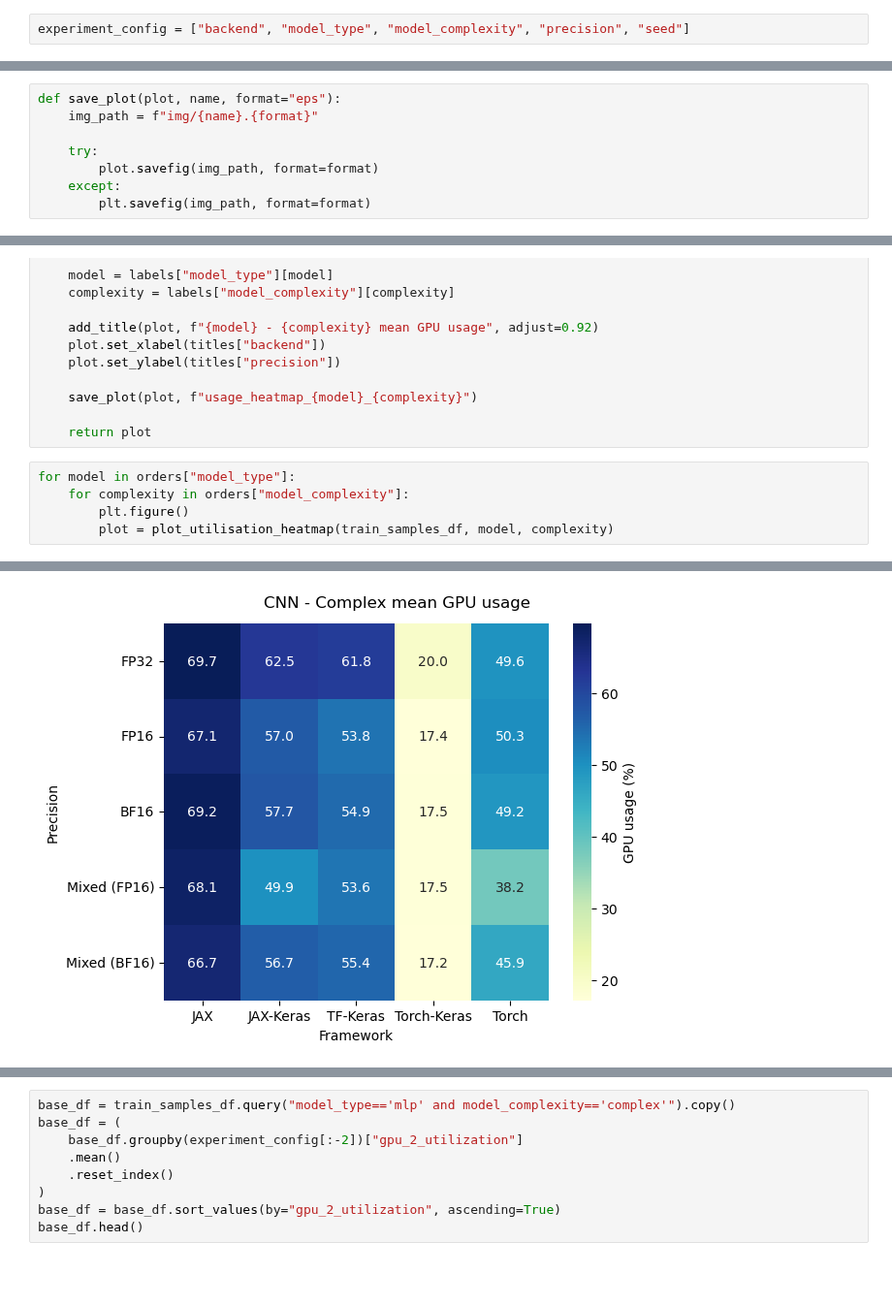
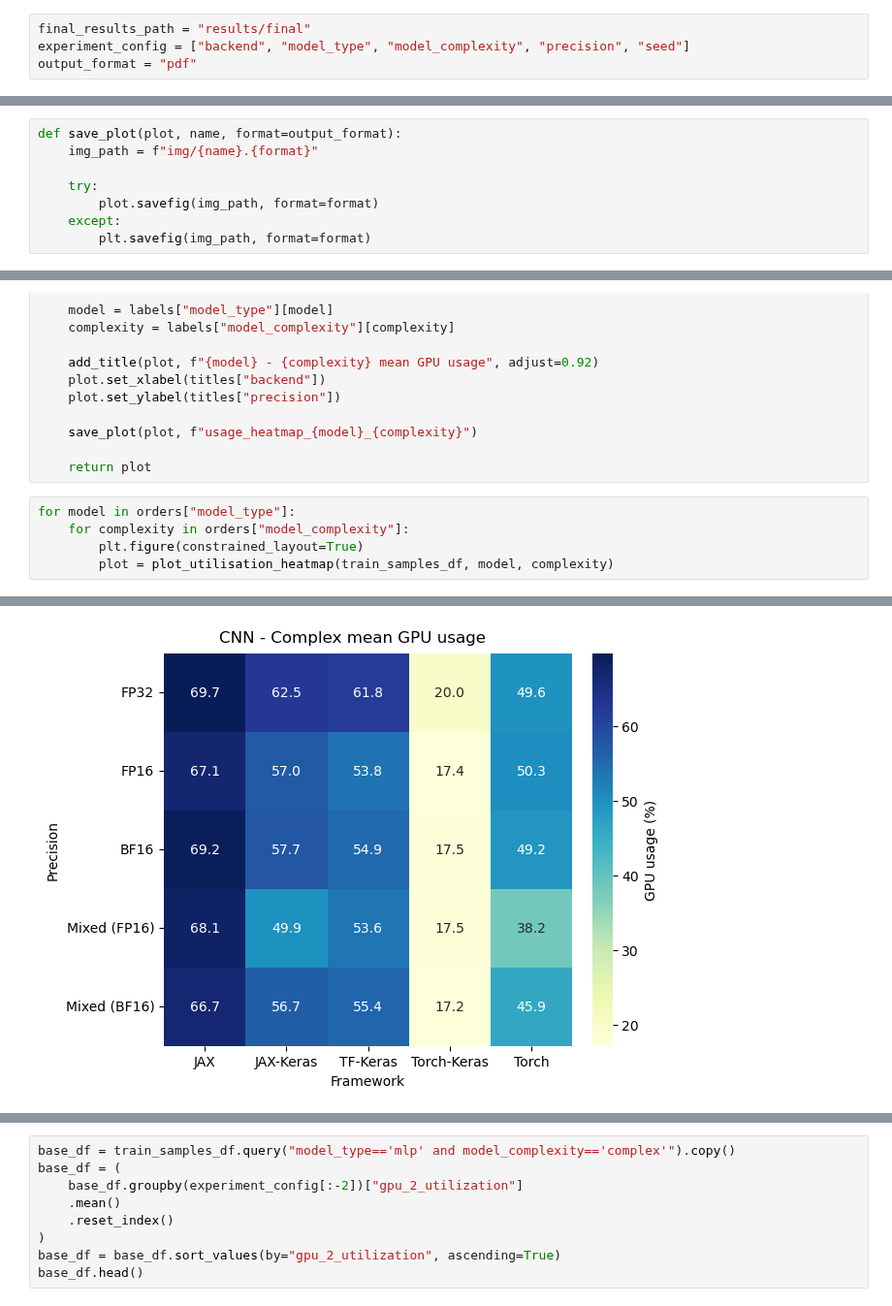
Before and after one commit to GustavoC3J/DL-frameworks-benchmark, a Jupyter notebook: results_analysis.ipynb, the cells around one changed output, grey strips where cells are left out. Shown at 97% size. Drawn from its saved outputs; the diff is of its cells as text; blank space fills up the shorter version.

Commit message:
Comparison plots

```diff
--- a/results_analysis.ipynb
+++ b/results_analysis.ipynb
@@ -16,7 +15,9 @@ final_results_path = "results/final"
 import warnings
 warnings.simplefilter(action="ignore", category=FutureWarning)
 # %%
+final_results_path = "results/final"
 experiment_config = ["backend", "model_type", "model_complexity", "precision", "seed"]
+output_format = "pdf"
 # %% [markdown]
 Before all, a dataframe with all experiments' configuration and CSV paths is defined, for easier data manipulation.
 # %%
@@ -403,7 +404,7 @@ def format_legend_title(plot, feature="precision", *, titles=titles):
     title = titles[feature]
     plot._legend.set_title(fr"$\bf{{ {title} }}$")
 # %%
-def save_plot(plot, name, format="eps"):
+def save_plot(plot, name, format=output_format):
     img_path = f"img/{name}.{format}"
 
     try:
@@ -712,6 +713,6 @@ def plot_utilisation_heatmap(df, model, complexity):
 # %%
 for model in orders["model_type"]:
     for complexity in orders["model_complexity"]:
-        plt.figure()
+        plt.figure(constrained_layout=True)
         plot = plot_utilisation_heatmap(train_samples_df, model, complexity)
 # %% [output]
@@ -721 +722 @@ for model in orders["model_type"]:
-[figure, old version]
+[figure, new version]
```
Also changed, not shown: parts of 42 cells of this notebook.
